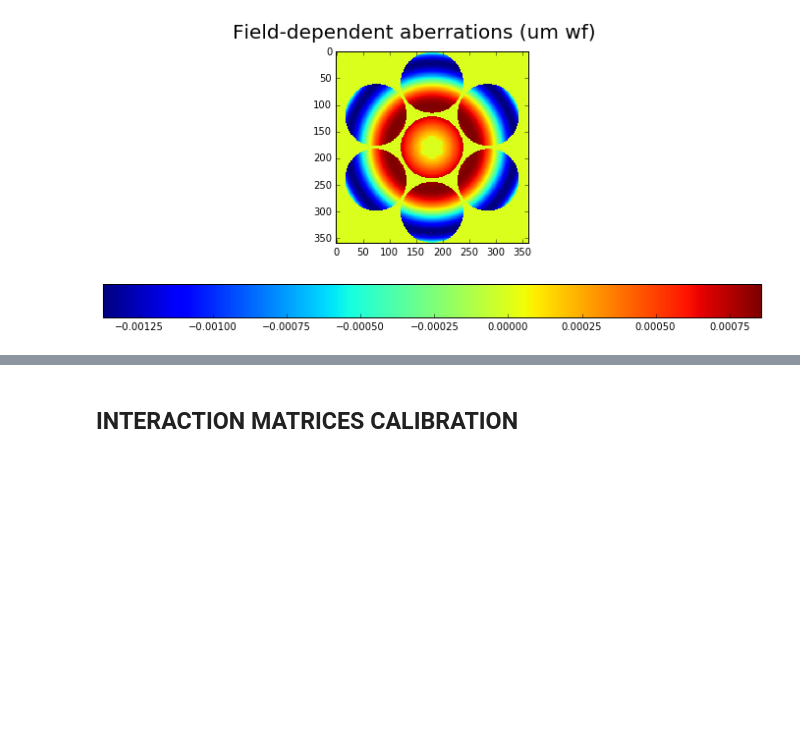
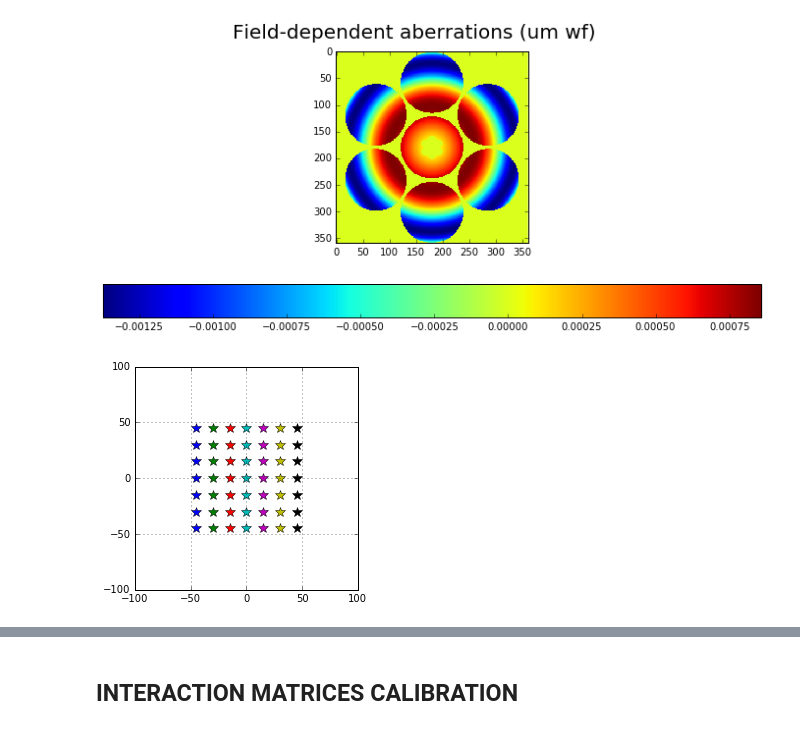
Before and after one commit to rconan/CEO, a Jupyter notebook: simul_scripts/FDSP_control_script.ipynb, the cells around one changed output, grey strips where cells are left out. Cells and saved outputs as stored; diff of their text form; code cells hidden in the pictures; blank space fills up the shorter version.

Commit message:
eval_perf_field implemented (telescope WFE in a 90 arcsec field)

```diff
--- a/simul_scripts/FDSP_control_script.ipynb
+++ b/simul_scripts/FDSP_control_script.ipynb
@@ -183,3 +183,27 @@ if eval_perf_modal==True:
 # %% [output]
 --> WF RMS on-axis: 0.79 nm wf RMS
 [figure]
+# %%
+eval_perf_field = True
+# %%
+#Initialize asterism for performance evaluation in the science field
+if eval_perf_field == True:
+
+    sfx = np.arange(-45.,55.,15.) # in arcsec
+    sfy = np.arange(-45.,55.,15.) # in arcsec
+    sfxx, sfyy = np.meshgrid(sfx, sfy)
+    sf_zenith_angle = np.sqrt(sfxx**2 + sfyy**2) * ceo.constants.ARCSEC2RAD
+    sf_azimuth_angle = np.arctan2(sfyy,sfxx)
+
+    sfgs = ceo.Source("R",zenith=sf_zenith_angle,azimuth=sf_azimuth_angle,#*math.pi/180,
+                      rays_box_size=D,rays_box_sampling=nPx,rays_origin=[0.0,0.0,25])
+
+    if VISU == True:
+        fig,ax1 = plt.subplots()
+        fig.set_size_inches((4,4))
+        ax1.plot(sfxx,sfyy, '*', markersize=10)
+        ax1.set_xlim([-100,100])
+        ax1.set_ylim([-100,100])
+        ax1.grid()
+# %% [output]
+[figure, added]
```
Also changed, not shown: parts of 4 cells of this notebook, 1 other file.
